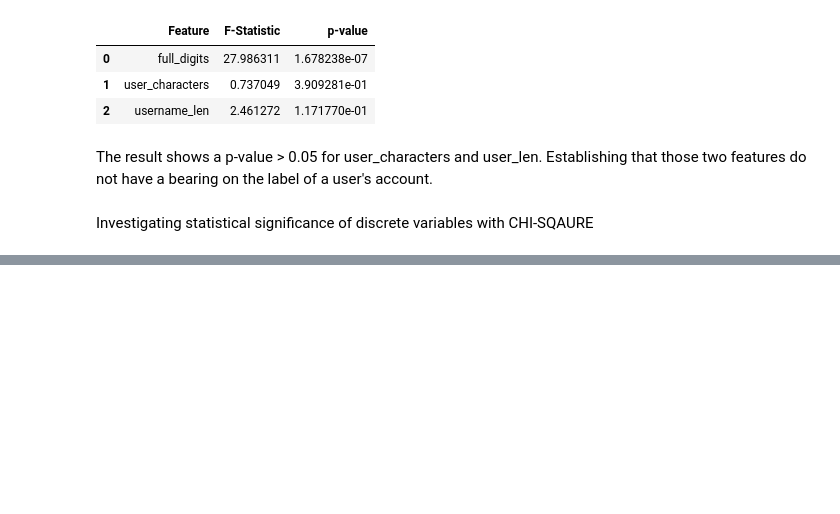
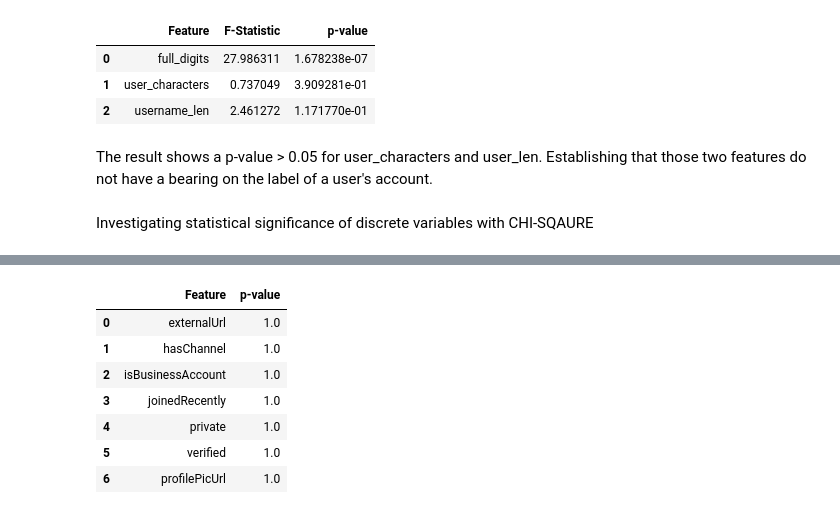
Before and after one commit to josephine-amponsah/spammer-detection, a Jupyter notebook: notebooks/feature-engineering.ipynb, the cells around one changed output, grey strips where cells are left out. Cells and saved outputs as stored; diff of their text form; code cells hidden in the pictures; blank space fills up the shorter version.

Commit message:
evaluated the statistical significance of columns with discrete variables

```diff
--- a/notebooks/feature-engineering.ipynb
+++ b/notebooks/feature-engineering.ipynb
@@ -239,3 +239,15 @@ anova_df
 The result shows a p-value > 0.05 for user_characters and user_len. Establishing that those two features do not have a bearing on the label of a user's account.
 # %% [markdown]
 Investigating statistical significance of discrete variables with CHI-SQAURE
+# %%
+from scipy.stats import chi2_contingency
+
+def chi_square_tests(df, cat_features, target_feature):
+    results = pd.DataFrame(columns=['Feature', 'p-value'])
+
+    for feature in cat_features:
+        contingency_table = pd.crosstab(df[feature], df[target_feature])
+        _, p, _, _ = chi2_contingency(contingency_table)
+        results = results.append({'Feature': feature, 'p-value': p}, ignore_index=True)
+
+    return results
@@ -241,0 +274,34 @@ Investigating statistical significance of discrete variables with CHI-SQAURE
+# %%
+def convert_to_bool_and_int(val):
+    if val == 'True':
+        return 1
+    else:
+        return 0
+
+# List of columns to convert
+bool_cols = ['externalUrl', 'hasChannel', 'isBusinessAccount', 'joinedRecently', 'private', 'verified', 'profilePicUrl']
+
+# Loop through columns and apply the function
+for col in bool_cols:
+    data[col] = data[col].apply(lambda x: convert_to_bool_and_int(x)).astype(int)
+# %%
+from scipy.stats import chi2_contingency
+
+def chi_square_tests(df, cat_features, target_feature):
+    results = []
+    for feature in cat_features:
+        contingency_table = pd.crosstab(df[feature], df[target_feature])
+        _, p, _, _ = chi2_contingency(contingency_table)
+        results.append({'Feature': feature, 'p-value': p})
+    return pd.DataFrame(results)
+# %%
+chi_square_tests(data, bool_cols, 'status')
+# %% [output]
+|  | Feature | p-value |
+| 0 | externalUrl | 1.0 |
+| 1 | hasChannel | 1.0 |
+| 2 | isBusinessAccount | 1.0 |
+| 3 | joinedRecently | 1.0 |
+| 4 | private | 1.0 |
+| 5 | verified | 1.0 |
+| 6 | profilePicUrl | 1.0 |
```
Also changed, not shown: parts of 1 cell of this notebook.
